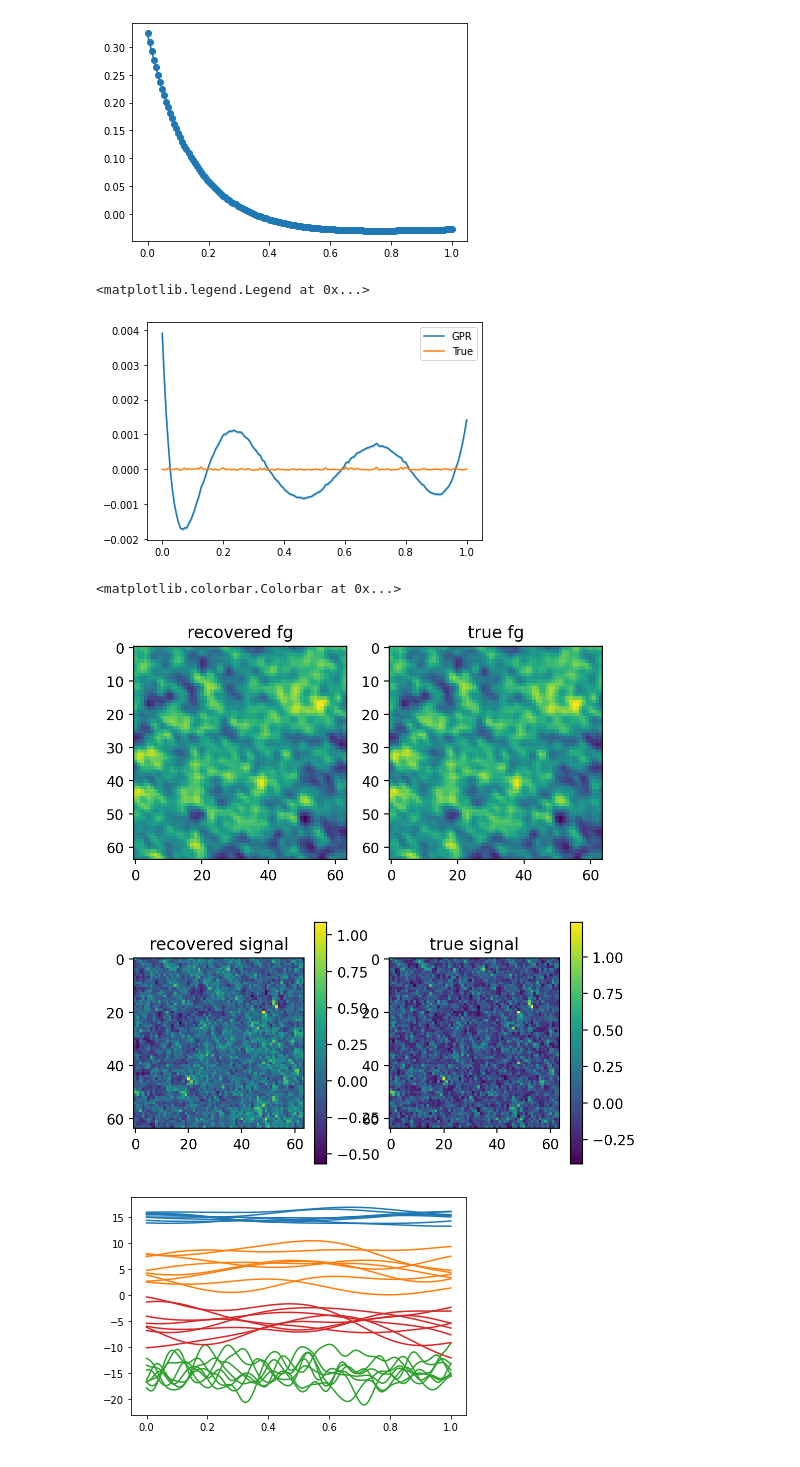
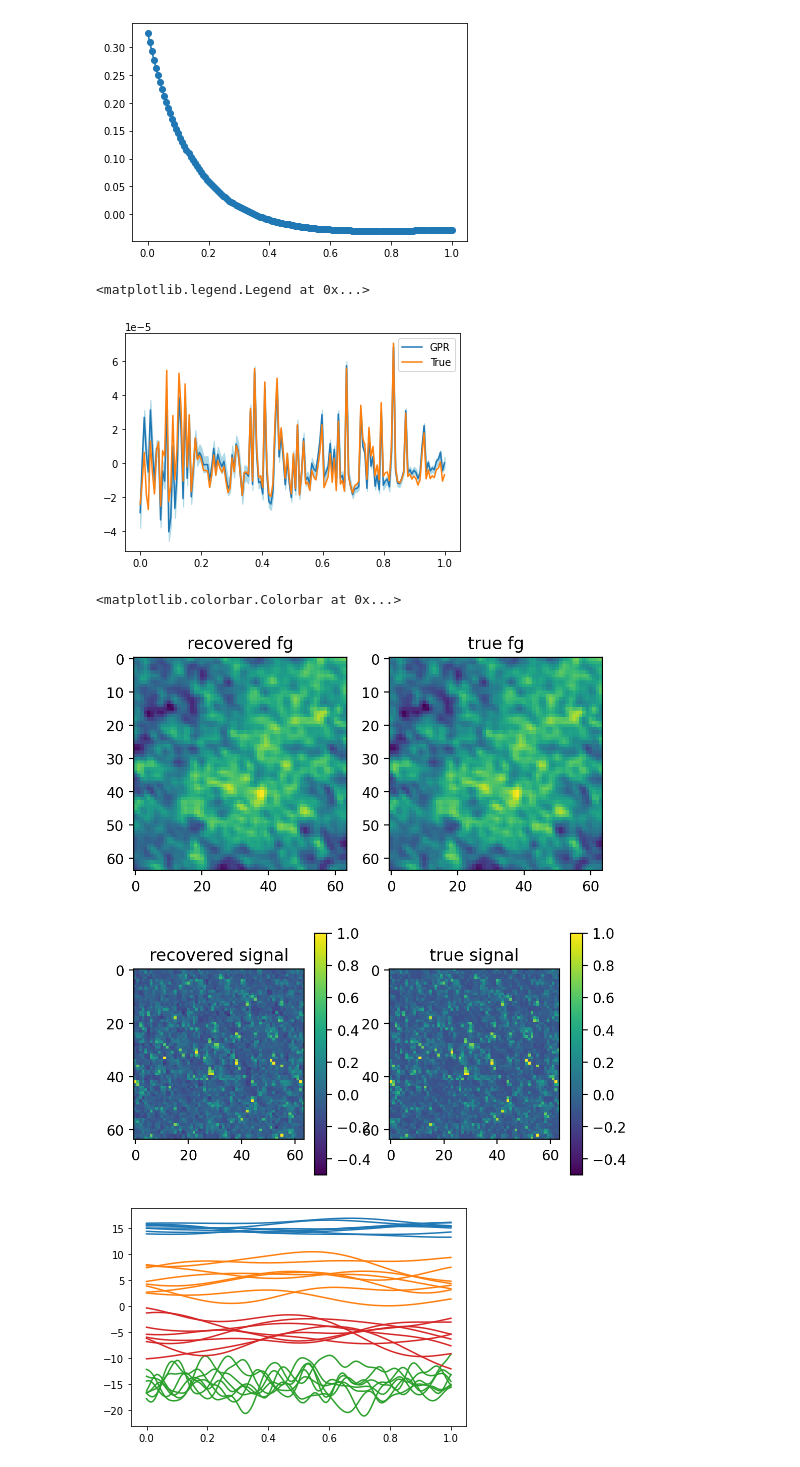
Before and after one commit to dkn16/H21F, a Jupyter notebook: GP_toymodel_hierachy.ipynb, the cells around one changed output. Drawn from its saved outputs; the diff is of its cells as text; code cells hidden in the pictures.

```diff
--- a/GP_toymodel_hierachy.ipynb
+++ b/GP_toymodel_hierachy.ipynb
@@ -70,23 +70,23 @@ def kernel(X, Z, var, length, noise, jitter=1.0e-14,is_noise=True):
 
 def model(X, Y):
     # set weakly informative priors on our three kernel hyperparameters
-    var_mean = numpyro.sample("var_mean", dist.HalfNormal(1))
+    #var_mean = numpyro.sample("var_mean", dist.HalfNormal(1))
     var_std = numpyro.sample("var_std", dist.HalfNormal(1))
 
 
-    length_mean = numpyro.sample("length_mean", dist.InverseGamma(10,2))
-    length_std = numpyro.sample("length_std", dist.HalfNormal(1))
+    length_alpha = numpyro.sample("length_alpha", dist.LogNormal(2.5,2))
+    length_beta = numpyro.sample("length_beta",  dist.LogNormal(0.5,2))
 
     noise_mean = numpyro.sample("noise_mean", dist.HalfNormal(1))
-    noise_std = numpyro.sample("noise_std", dist.HalfNormal(1))
+    noise_std = numpyro.sample("noise_std", dist.HalfNormal(0.1))
 
     #sample for the var and length
-    var_ksi = numpyro.sample("kernel_var",dist.Normal(loc=jnp.zeros(Y.shape[0])))
-    length_ksi = numpyro.sample("kernel_length",dist.Normal(loc=jnp.zeros(Y.shape[0])))
+    var = numpyro.sample("kernel_var",dist.HalfNormal(scale=jnp.ones(Y.shape[0])*var_std))
+    length = numpyro.sample("kernel_length",dist.InverseGamma(jnp.ones(Y.shape[0])*length_alpha,jnp.ones(Y.shape[0])*length_beta))
     noise_ksi = numpyro.sample("kernel_noise",dist.Normal(loc=jnp.zeros(Y.shape[0])))
 
-    var = var_std*var_ksi+var_mean
-    length = length_std*length_ksi+length_mean
+
+
     noise = noise_std*noise_ksi+noise_mean
 
     X=jnp.repeat(jnp.array([X]),Y.shape[0],axis=0)
@@ -145,7 +145,7 @@ def run_inference(model,init_strategy, rng_key, X, Y):
 @jax.jit
 def predict(rng_key, X, Y, X_test, var, length, noise):
     X=jnp.repeat(jnp.array([X]),Y.shape[0],axis=0)
-    # compute kernel of size (4096*150)
+    # compute kernel of size (4096,150,150)
     vmap_args = (
         X,X,var,length,noise
     )
@@ -197,9 +197,9 @@ def make_predictions(samples):
     X, Y, X_test = get_data()
     rng_key, rng_key_predict = random.split(random.PRNGKey(42))
     # do prediction
-    kernel_var = samples["kernel_var"].T*samples["var_std"]+samples["var_mean"]
+    kernel_var = samples["kernel_var"]
     kernel_noise = samples["kernel_noise"].T*samples["noise_std"]+samples["noise_mean"]
-    kernel_length = samples["kernel_length"].T*samples["length_std"]+samples["length_mean"]
+    kernel_length = samples["kernel_length"]
     #print(kernel_var.shape)
     #vmap_args = (
     #    random.split(rng_key_predict, samples["var_std"].shape[0]),
@@ -215,7 +215,7 @@ def make_predictions(samples):
     means = []
     for i in range(samples["var_std"].shape[0]):
         means.append(predict(
-           rng_key, X, Y, X_test, kernel_var.T[i], kernel_noise.T[i], kernel_noise.T[i]
+           rng_key, X, Y, X_test, kernel_var[i], kernel_length[i], kernel_noise.T[i]
         ))
     #print(means）
     mean_prediction = np.mean(means, axis=0)
@@ -225,6 +225,6 @@ def make_predictions(samples):
 # %%
 numpyro.set_platform('gpu')
 numpyro.set_host_device_count(1)
-samples = main()
-jnp.save('samples.npy',samples)
-#mean_prediction,percentiles = make_predictions(samples)
+#samples = main()
+#jnp.save('samples.npy',samples)
+mean_prediction,percentiles = make_predictions(samples)
@@ -245,17 +243,17 @@ cosmos=jnp.load(f'/work/dante/data/fg_rm_data/train_data/data_3/cosmos/HI_idx_1_
 cosmos = cosmos - jnp.mean(cosmos,axis=(0,1))
 cosmos = cosmos.reshape(64*64,150)
 # %%
-i=1200
+i=20
 plt.plot(X,Y[i]-mean_prediction[i])
 
 plt.plot(X,cosmos[i]/10000)
 plt.fill_between(X_test,Y[i]-percentiles[0, i,:], Y[i]-percentiles[1, i,:], color="lightblue")
 plt.legend(['GPR','True'])
 # %% [output]
 <matplotlib.legend.Legend at 0x...>
-[figure, old version]
+[figure, new version]
 # %%
-i=5
+i=120
 plt.figure(figsize=(6,7),dpi=200)
 plt.subplot(2,2,1)
 plt.imshow(mean_prediction[:,i].reshape(64,64))
@@ -264,16 +262,16 @@ plt.subplot(2,2,2)
 plt.imshow(Y[:,i].reshape(64,64))
 plt.title('true fg')
 plt.subplot(2,2,3)
-plt.imshow((Y[:,i]-mean_prediction[:,i]).reshape(64,64)*10000)
+plt.imshow((Y[:,i]-mean_prediction[:,i]).reshape(64,64)*10000,vmax=1.0,vmin=-0.5)
 plt.title('recovered signal')
 plt.colorbar()
 plt.subplot(2,2,4)
-plt.imshow(cosmos[:,i].reshape(64,64))
+plt.imshow(cosmos[:,i].reshape(64,64),vmax=1.0,vmin=-0.5)
 plt.title('true signal')
 plt.colorbar()
 # %% [output]
 <matplotlib.colorbar.Colorbar at 0x...>
-[figure, old version]
+[figure, new version]
 # %%
 k1 = kernel(X, X,  0.052016747, 0.23297304, 1.81647456)
 k2 = kernel(X, X,  1.52016747, 0.23297304, 1.81647456)
```
Also changed, not shown: parts of 2 cells of this notebook, 4 other files.
